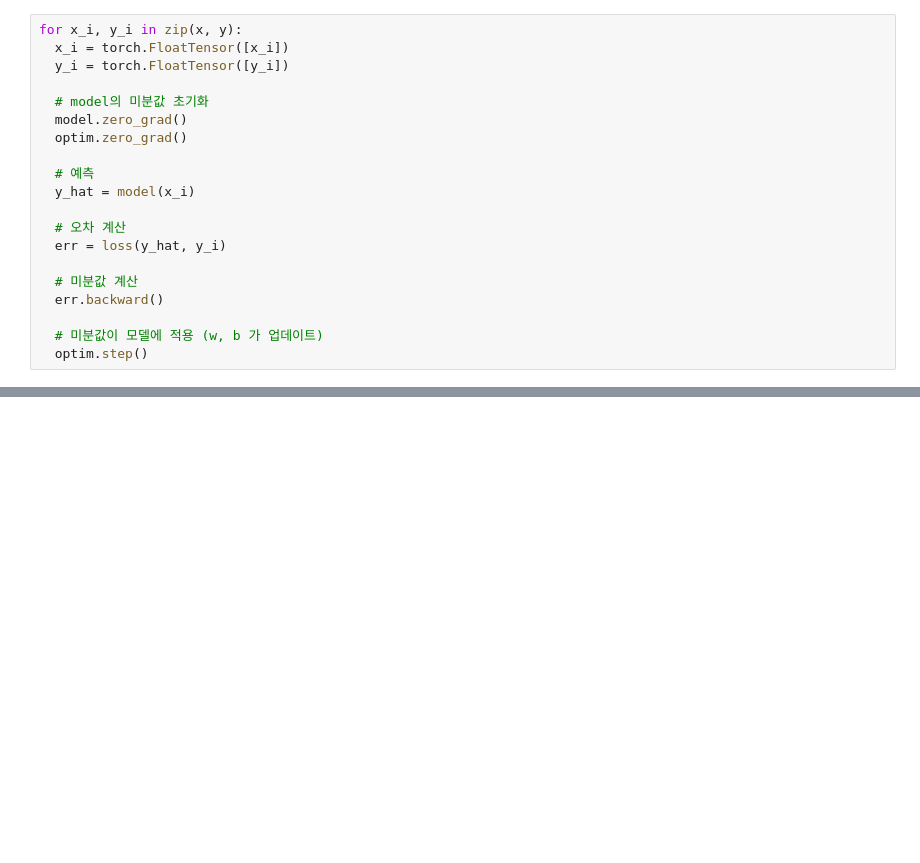
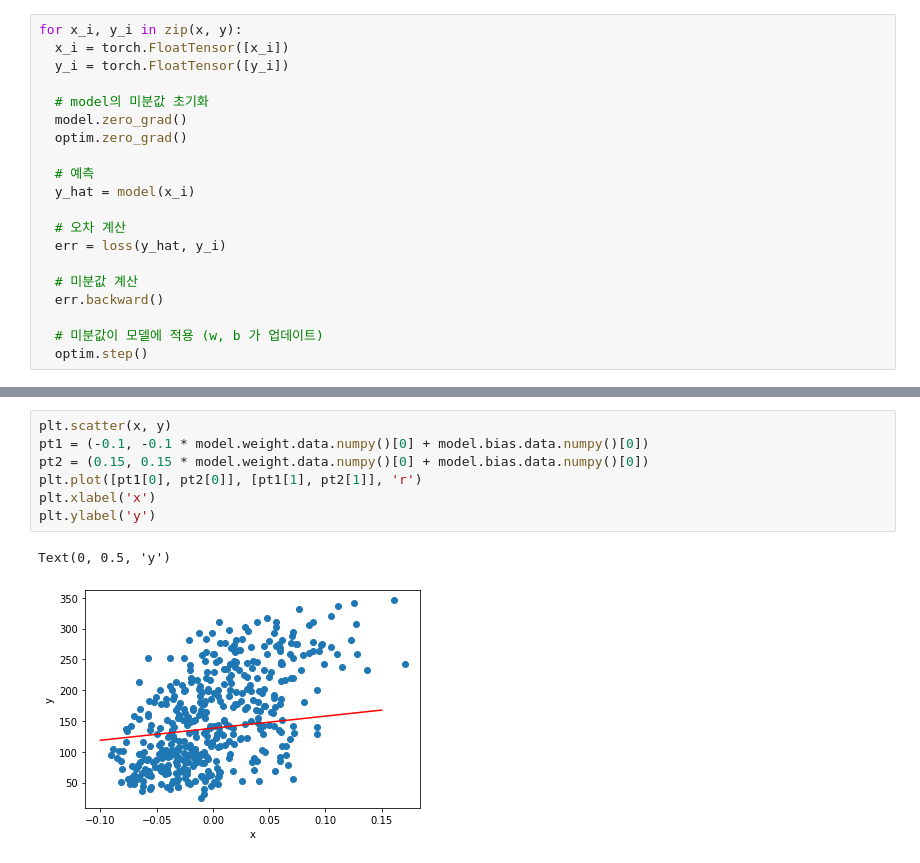
Before and after one commit to music-ai-644/AI_Study_2022, a Jupyter notebook: Chapter3-4_pytorch_수업수정본.ipynb, the cells around one changed output, grey strips where cells are left out. Saved outputs shown, nothing was run; the diff lists cells and outputs as text; blank space fills up the shorter version.

```diff
--- a/Chapter3-4_pytorch_수업수정본.ipynb
+++ b/Chapter3-4_pytorch_수업수정본.ipynb
@@ -106,0 +128,10 @@ Text(0, 0.5, 'y')
+# %%
+plt.scatter(x, y)
+pt1 = (-0.1, -0.1 * model.weight.data.numpy()[0] + model.bias.data.numpy()[0])
+pt2 = (0.15, 0.15 * model.weight.data.numpy()[0] + model.bias.data.numpy()[0])
+plt.plot([pt1[0], pt2[0]], [pt1[1], pt2[1]], 'r')
+plt.xlabel('x')
+plt.ylabel('y')
+# %% [output]
+Text(0, 0.5, 'y')
+[figure, added]
```
Also changed, not shown: parts of 4 cells of this notebook.
